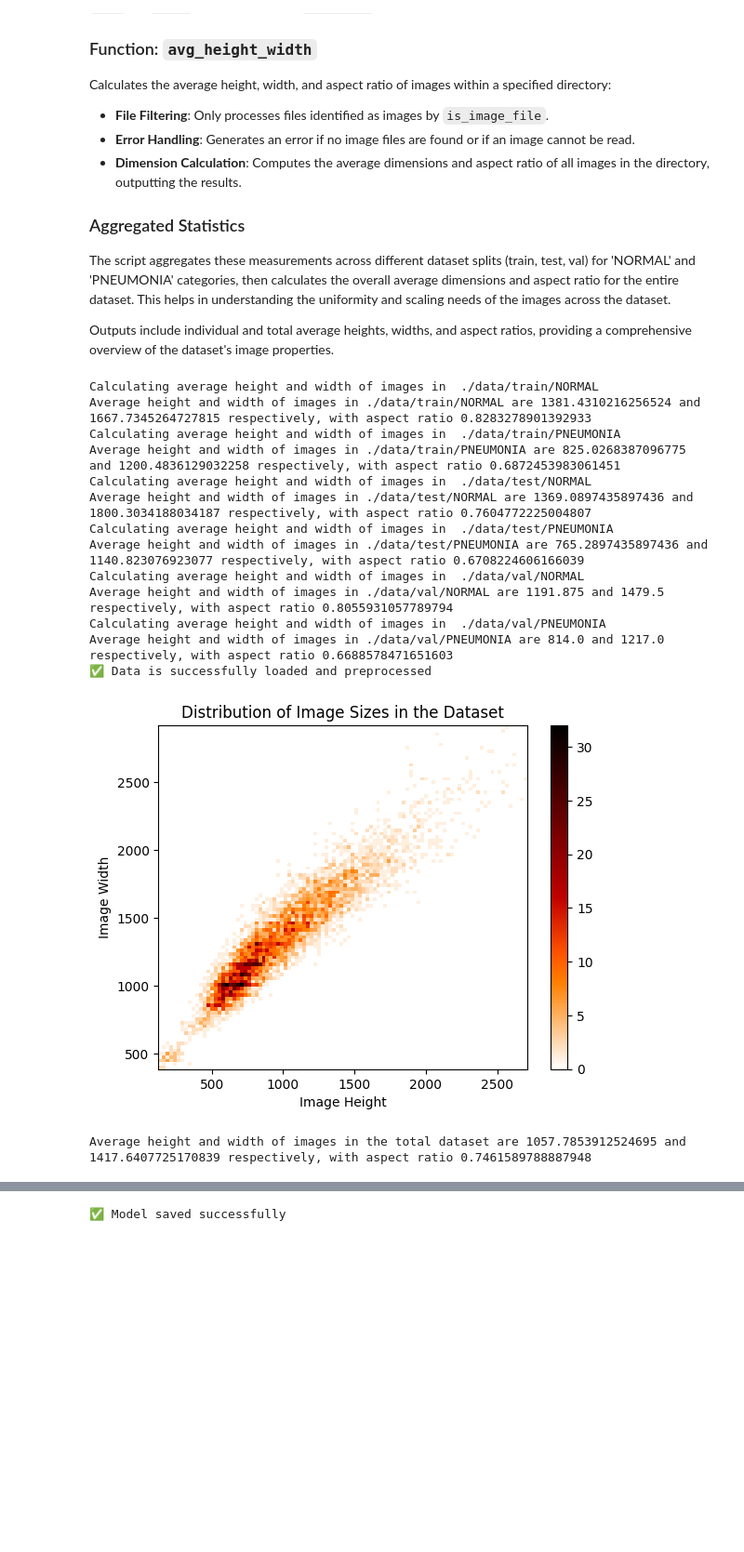
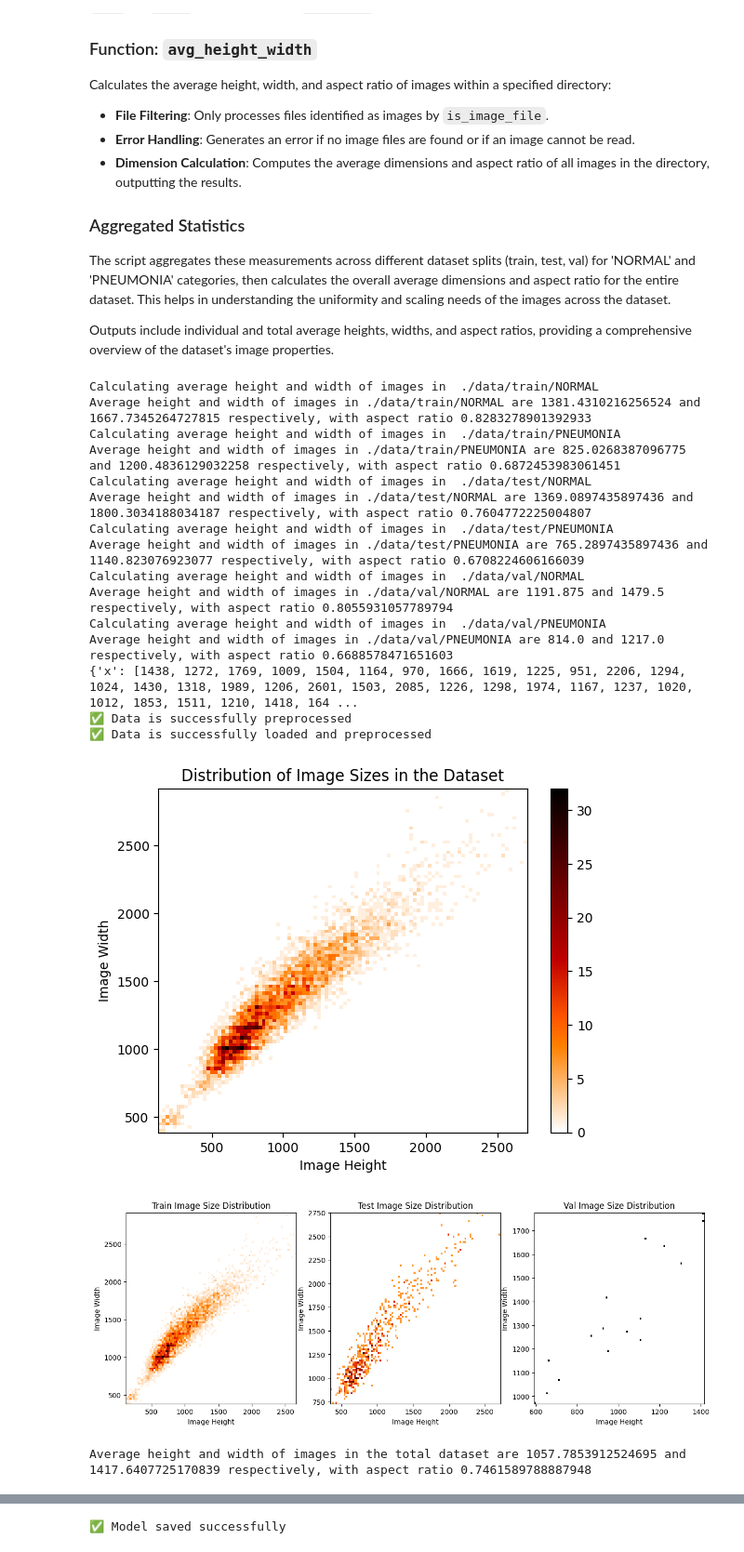
Before and after one commit to sanlamamba/zoidberg-pneumonia, a Jupyter notebook: chest_xray.ipynb, the cells around one changed output, grey strips where cells are left out. Shown at 93% size. Saved outputs shown, nothing was run; the diff lists cells and outputs as text; code cells hidden in the pictures; blank space fills up the shorter version.

```diff
--- a/chest_xray.ipynb
+++ b/chest_xray.ipynb
@@ -176,6 +181,19 @@ def is_image_file(filename):
 hist_data = {
     'x': [],
     'y': [],
+    'train': {
+        'x' : [],
+        'y' : []
+},
+    'test': {
+        'x' : [],
+        'y' : []
+},
+    'val': {
+        'x' : [],
+        'y' : []
+
+    }
 }
 
 def avg_height_width(path):
@@ -195,6 +213,11 @@ def avg_height_width(path):
 
             hist_data['x'].append(shape[0])
             hist_data['y'].append(shape[1])
+
+            hist_data[path.split('/')[-2]]['x'].append(shape[0])
+            hist_data[path.split('/')[-2]]['y'].append(shape[1])
+
+
 
             ht += shape[0]
             wt += shape[1]
@@ -227,6 +250,15 @@ average_height_width_train = {
     }
 
 }
+# save the histogram data in json file
+import json
+with open('data/hist_data.json', 'w') as f:
+    json.dump(hist_data, f)
+
+print(hist_data)
+print('✅ Data is successfully preprocessed')
+
+
 print("✅ Data is successfully loaded and preprocessed")
 # %% [output]
 Calculating average height and width of images in  ./data/train/NORMAL
@@ -241,38 +273,55 @@ Calculating average height and width of images in  ./data/val/NORMAL
 Average height and width of images in ./data/val/NORMAL are 1191.875 and 1479.5 respectively, with aspect ratio 0.8055931057789794
 Calculating average height and width of images in  ./data/val/PNEUMONIA
 Average height and width of images in ./data/val/PNEUMONIA are 814.0 and 1217.0 respectively, with aspect ratio 0.6688578471651603
+{'x': [1438, 1272, 1769, 1009, 1504, 1164, 970, 1666, 1619, 1225, 951, 2206, 1294, 1024, 1430, 1318, 1989, 1206, 2601, 1503, 2085, 1226, 1298, 1974, 1167, 1237, 1020, 1012, 1853, 1511, 1210, 1418, 164 ...
+✅ Data is successfully preprocessed
 ✅ Data is successfully loaded and preprocessed
 # %%
 # plot the distribution of the images in the dataset using hist2d, one hist2d for all the data but the points have different colors per key
+
+# Plot the distribution of the images in the dataset using hist2d, one hist2d for all data points with different colors per key
 plt.hist2d(hist_data['x'], hist_data['y'], bins=(100, 100), cmap=plt.cm.gist_heat_r)
 plt.colorbar()
 plt.title('Distribution of Image Sizes in the Dataset')
 plt.xlabel('Image Height')
 plt.ylabel('Image Width')
 plt.show()
+
+# Plot the distribution of the images in the dataset using hist2d, one hist2d per key
+fig, ax = plt.subplots(1, 3, figsize=(15, 5))
+for i, key in enumerate(['train', 'test', 'val']):
+    ax[i].hist2d(hist_data[key]['x'], hist_data[key]['y'], bins=(100, 100), cmap=plt.cm.gist_heat_r)
+    ax[i].set_title(f'{key.capitalize()} Image Size Distribution')
+    ax[i].set_xlabel('Image Height')
+    ax[i].set_ylabel('Image Width')
+plt.show()
+
+
+
 
 avg_total_height = (
     average_height_width_train['train']['normal']['height'] +
     average_height_width_train['train']['pneumonia']['height'] +
     average_height_width_train['test']['normal']['height'] +
     average_height_width_train['test']['pneumonia']['height'] +
     average_height_width_train['val']['normal']['height'] +
     average_height_width_train['val']['pneumonia']['height']
 ) / 6
 avg_total_width = (
     average_height_width_train['train']['normal']['width'] +
     average_height_width_train['train']['pneumonia']['width'] +
     average_height_width_train['test']['normal']['width'] +
     average_height_width_train['test']['pneumonia']['width'] +
     average_height_width_train['val']['normal']['width'] +
     average_height_width_train['val']['pneumonia']['width']
 ) / 6
 
 avg_aspect_ratio = avg_total_height / avg_total_width if avg_total_width != 0 else None
 
 print(f"Average height and width of images in the total dataset are {avg_total_height} and {avg_total_width} respectively, with aspect ratio {avg_aspect_ratio if avg_aspect_ratio is not None else 'undefined'}")
 # %% [output]
 [figure]
+[figure, added]
 Average height and width of images in the total dataset are 1057.7853912524695 and 1417.6407725170839 respectively, with aspect ratio 0.7461589788887948
 # %% [markdown]
 ## Resizing and Saving Images
```
Also changed, not shown: parts of 13 cells of this notebook.
